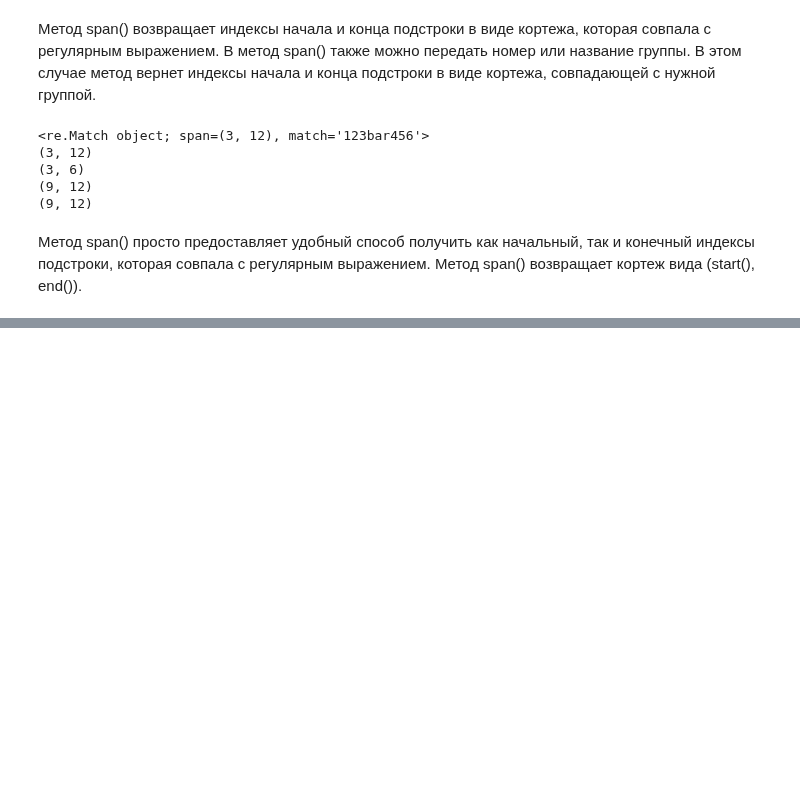
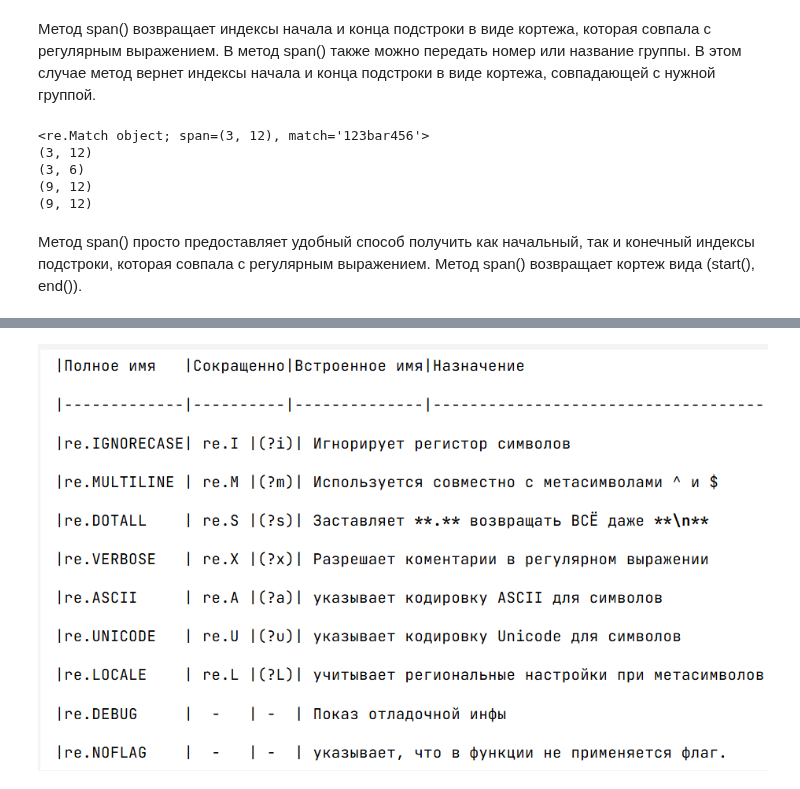
Before and after one commit to KovalenkoKonstantin/Python-Generation-a-Course-for-Professionals, a Jupyter notebook: 11/11.6 Module re. Part 1.ipynb, the cells around one changed output, grey strips where cells are left out. Saved outputs shown, nothing was run; the diff lists cells and outputs as text; code cells hidden in the pictures; blank space fills up the shorter version.

```diff
--- a/11/11.6 Module re. Part 1.ipynb
+++ b/11/11.6 Module re. Part 1.ipynb
@@ -440,0 +936,4 @@ print(match.span(2))
+# %%
+picture('Без имеfghни.png')
+# %% [output]
+[figure, added]
```
Also changed, not shown: parts of 64 cells of this notebook.
